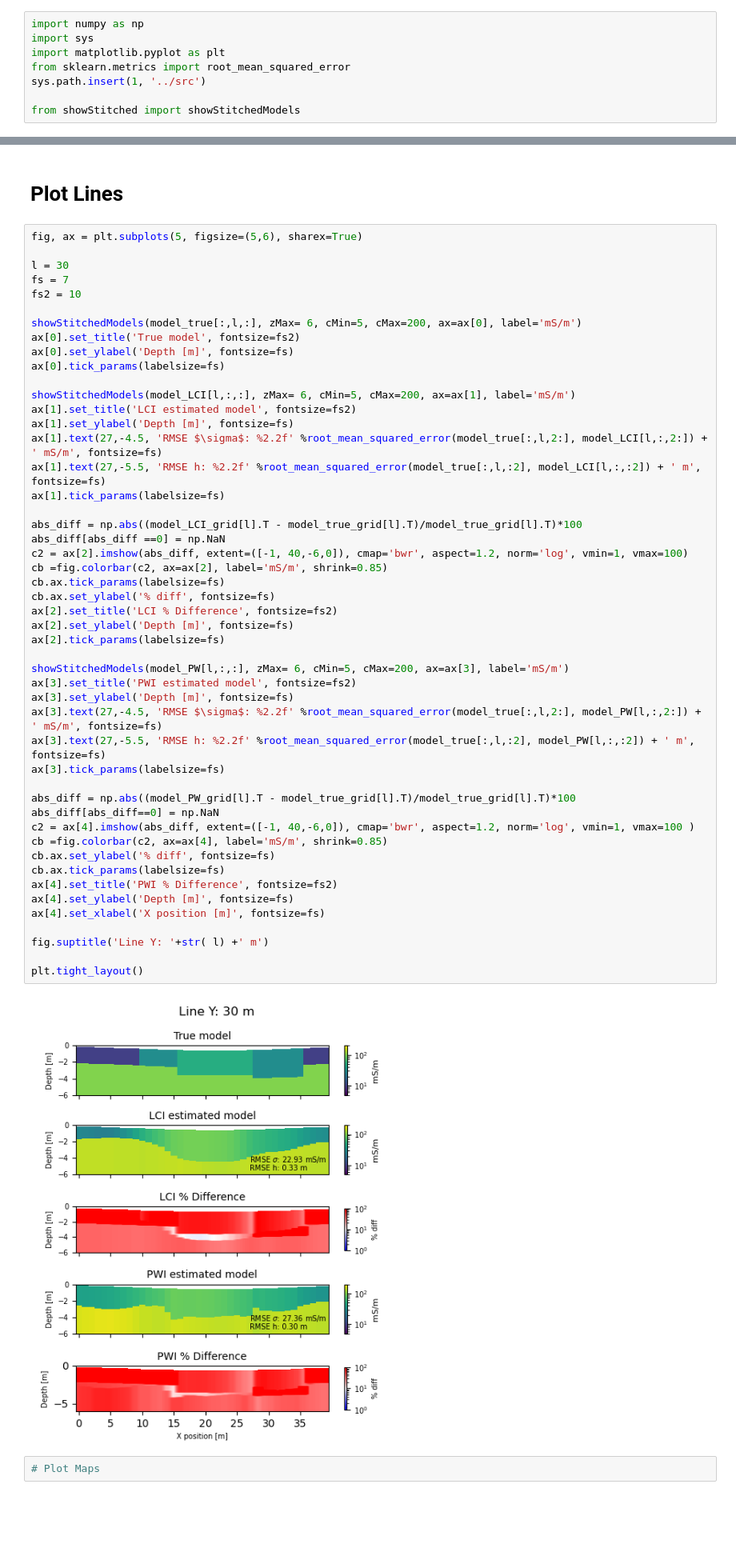
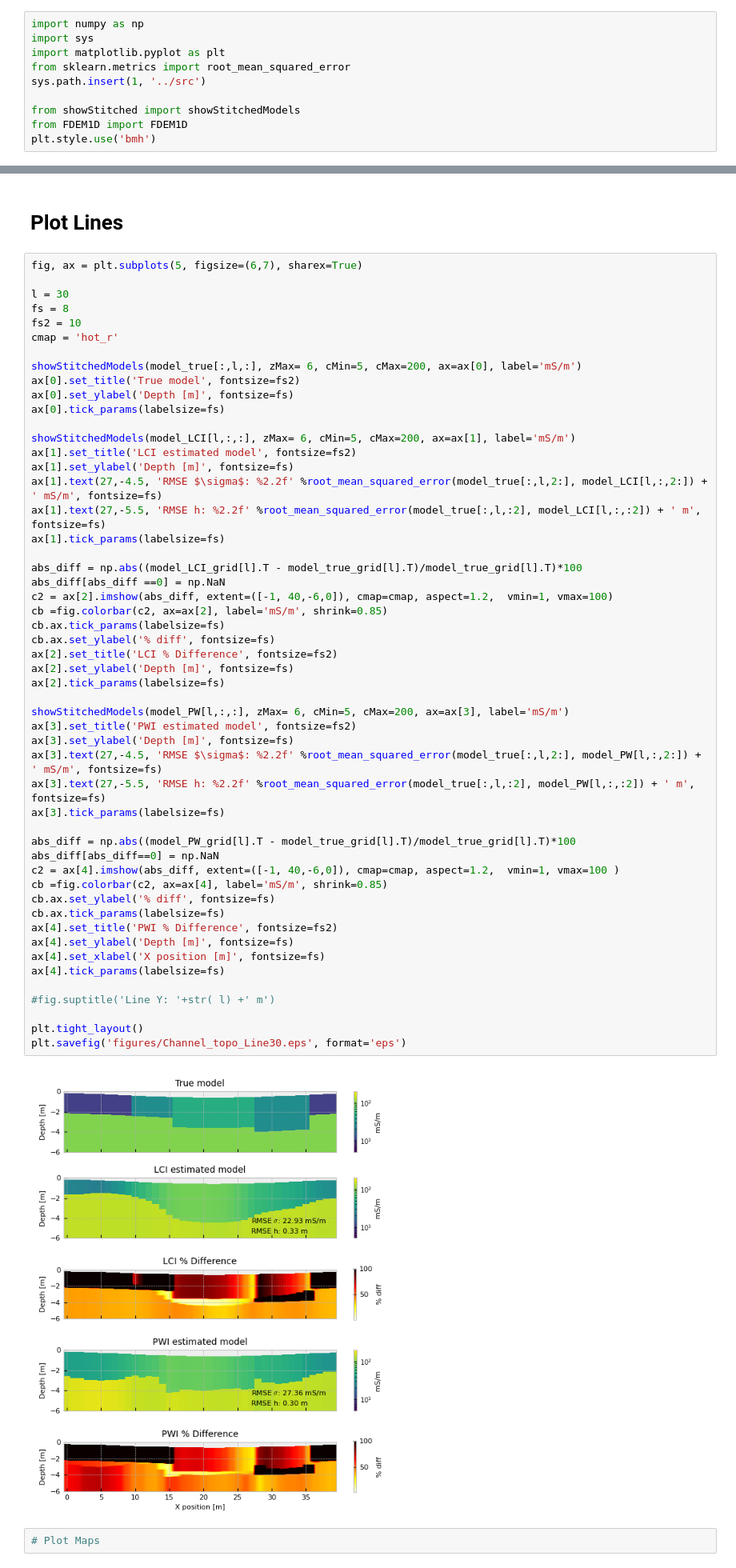
Before and after one commit to mariacarrizo/FDEM_LCI_PWI, a Jupyter notebook: Channel/PlotComparison_topo.ipynb, the cells around one changed output, grey strips where cells are left out. Shown at 80% size. Cells and saved outputs as stored; diff of their text form; blank space fills up the shorter version.

```diff
--- a/Channel/PlotComparison_topo.ipynb
+++ b/Channel/PlotComparison_topo.ipynb
@@ -10,6 +10,8 @@ from sklearn.metrics import root_mean_squared_error
 sys.path.insert(1, '../src')
 
 from showStitched import showStitchedModels
+from FDEM1D import FDEM1D
+plt.style.use('bmh')
 # %%
 model_true = np.load('models/model_3DChannel_topo.npy')
 model_true[:,:,2] = model_true[:,:,2]*0
@@ -25,11 +27,12 @@ model_PW_grid = np.load('models/model_PW_Channel_grid_topo.npy')
 # %% [markdown]
 # Plot Lines
 # %%
-fig, ax = plt.subplots(5, figsize=(5,6), sharex=True)
+fig, ax = plt.subplots(5, figsize=(6,7), sharex=True)
 
 l = 30
-fs = 7
+fs = 8
 fs2 = 10
+cmap = 'hot_r'
 
 showStitchedModels(model_true[:,l,:], zMax= 6, cMin=5, cMax=200, ax=ax[0], label='mS/m')
 ax[0].set_title('True model', fontsize=fs2)
@@ -44,37 +47,39 @@ ax[1].text(27,-5.5, 'RMSE h: %2.2f' %root_mean_squared_error(model_true[:,l,:2],
 ax[1].tick_params(labelsize=fs)
 
 abs_diff = np.abs((model_LCI_grid[l].T - model_true_grid[l].T)/model_true_grid[l].T)*100
 abs_diff[abs_diff ==0] = np.NaN
-c2 = ax[2].imshow(abs_diff, extent=([-1, 40,-6,0]), cmap='bwr', aspect=1.2, norm='log', vmin=1, vmax=100)
+c2 = ax[2].imshow(abs_diff, extent=([-1, 40,-6,0]), cmap=cmap, aspect=1.2,  vmin=1, vmax=100)
 cb =fig.colorbar(c2, ax=ax[2], label='mS/m', shrink=0.85)
 cb.ax.tick_params(labelsize=fs)
 cb.ax.set_ylabel('% diff', fontsize=fs)
 ax[2].set_title('LCI % Difference', fontsize=fs2)
 ax[2].set_ylabel('Depth [m]', fontsize=fs)
 ax[2].tick_params(labelsize=fs)
 
 showStitchedModels(model_PW[l,:,:], zMax= 6, cMin=5, cMax=200, ax=ax[3], label='mS/m')
 ax[3].set_title('PWI estimated model', fontsize=fs2)
 ax[3].set_ylabel('Depth [m]', fontsize=fs)
 ax[3].text(27,-4.5, 'RMSE $\sigma$: %2.2f' %root_mean_squared_error(model_true[:,l,2:], model_PW[l,:,2:]) + ' mS/m', fontsize=fs)
 ax[3].text(27,-5.5, 'RMSE h: %2.2f' %root_mean_squared_error(model_true[:,l,:2], model_PW[l,:,:2]) + ' m', fontsize=fs)
 ax[3].tick_params(labelsize=fs)
 
 abs_diff = np.abs((model_PW_grid[l].T - model_true_grid[l].T)/model_true_grid[l].T)*100
 abs_diff[abs_diff==0] = np.NaN
-c2 = ax[4].imshow(abs_diff, extent=([-1, 40,-6,0]), cmap='bwr', aspect=1.2, norm='log', vmin=1, vmax=100 )
+c2 = ax[4].imshow(abs_diff, extent=([-1, 40,-6,0]), cmap=cmap, aspect=1.2,  vmin=1, vmax=100 )
 cb =fig.colorbar(c2, ax=ax[4], label='mS/m', shrink=0.85)
 cb.ax.set_ylabel('% diff', fontsize=fs)
 cb.ax.tick_params(labelsize=fs)
 ax[4].set_title('PWI % Difference', fontsize=fs2)
 ax[4].set_ylabel('Depth [m]', fontsize=fs)
 ax[4].set_xlabel('X position [m]', fontsize=fs)
+ax[4].tick_params(labelsize=fs)
 
-fig.suptitle('Line Y: '+str( l) +' m')
+#fig.suptitle('Line Y: '+str( l) +' m')
 
 plt.tight_layout()
+plt.savefig('figures/Channel_topo_Line30.eps', format='eps')
 # %% [output]
-[figure, old version]
+[figure, new version]
 # %%
 # Plot Maps
 # %%
```
Also changed, not shown: parts of 6 cells of this notebook, 1 other file.
